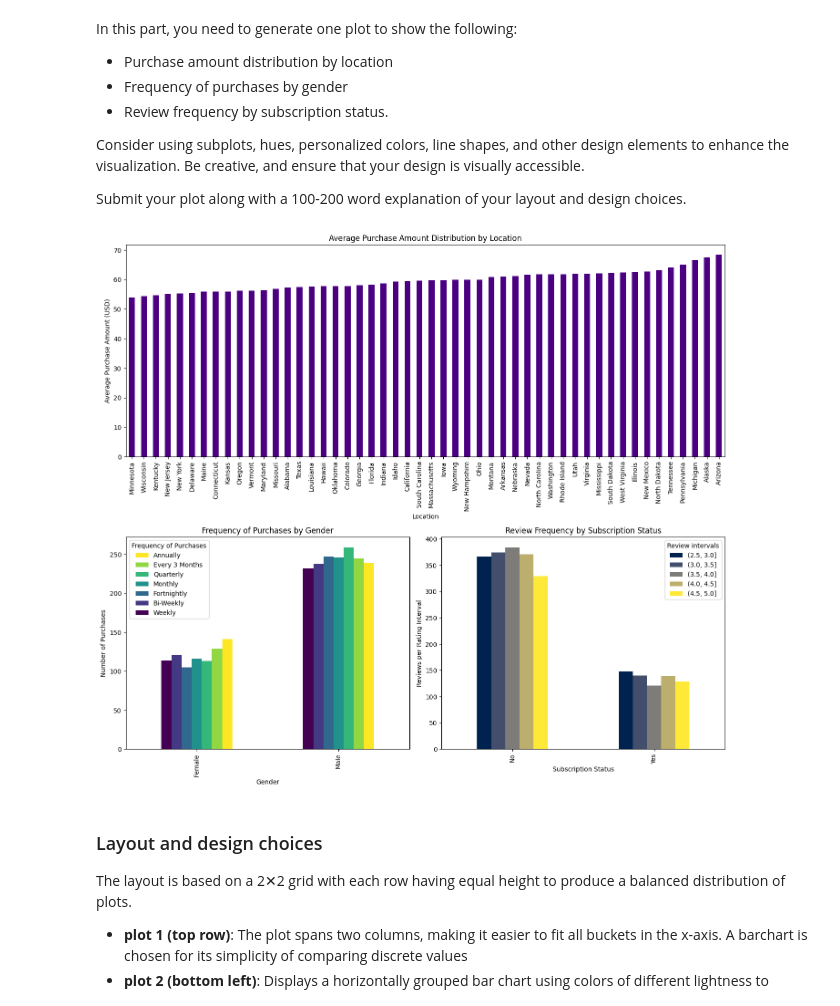
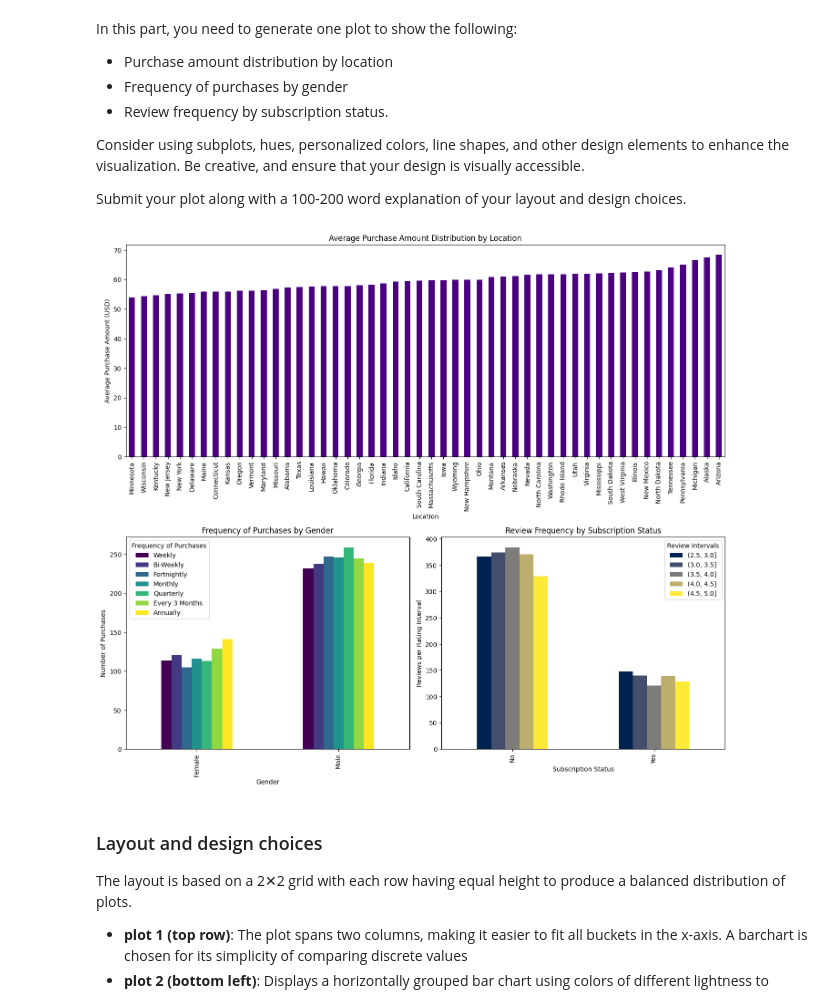
Before and after one commit to ss73/Programming-in-Python-Standard-and-External-Library-Packages-5KK048-53603, a Jupyter notebook: lab-4_1-pandas-and-pyplot.ipynb, the cells around one changed output. Drawn from its saved outputs; the diff is of its cells as text; code cells hidden in the pictures.

```diff
--- a/lab-4_1-pandas-and-pyplot.ipynb
+++ b/lab-4_1-pandas-and-pyplot.ipynb
@@ -20,8 +20,8 @@ How to navigate the lab:
     - Drop duplicates but keep the last.
 # %%
 import pandas as pd
-#df = pd.read_csv('https://raw.githubusercontent.com/DaliaO15/python-course-imgs/refs/heads/main/shopping_behaviour_new(1).csv')
-df = pd.read_csv('/kaggle/input/shopping-behaviour-modified-for-lab/shopping_behaviour_new(1).csv')
+df = pd.read_csv('https://raw.githubusercontent.com/DaliaO15/python-course-imgs/refs/heads/main/shopping_behaviour_new(1).csv')
+#df = pd.read_csv('/kaggle/input/shopping-behaviour-modified-for-lab/shopping_behaviour_new(1).csv')
 df.head(3)
 # %% [output]
 |  | Customer ID | Age | Gender | Item Purchased | Category | Purchase Amount (USD) | Location | Size | ... |
@@ -274,36 +275,36 @@ ax1.set_xlabel('Location')
 ax1.set_ylabel('Average Purchase Amount (USD)')
 ax1.tick_params(axis='x', rotation=90)
 
 # Frequency of purchases by gender (left column)
 ax2 = fig.add_subplot(gs[1, 0])
 order = ['Annually', 'Every 3 Months', 'Quarterly', 'Monthly', 'Fortnightly', 'Bi-Weekly', 'Weekly'][::-1]
 #order = ['Annually', 'Quarterly', 'Monthly', 'Fortnightly', 'Bi-Weekly', 'Weekly']
 #df['Frequency of Purchases'] = pd.Categorical(df['Frequency of Purchases'], categories=order, ordered=True)
 #df.groupby(['Gender', 'Frequency of Purchases'], observed=False).size().unstack().reindex(columns=order).plot(kind='bar', stacked=False, ax=ax2, colormap='viridis')
 df.groupby(['Gender', 'Frequency of Purchases'], observed=False).size().unstack().reindex(columns=order).plot(kind='bar', stacked=False, ax=ax2, colormap='viridis')
-handles, labels = ax2.get_legend_handles_labels()
-ax2.legend(handles[::-1], labels[::-1], title='Frequency of Purchases')
+#handles, labels = ax2.get_legend_handles_labels()
+#ax2.legend(handles[::-1], labels[::-1], title='Frequency of Purchases')
 ax2.set_title('Frequency of Purchases by Gender')
 ax2.set_xlabel('Gender')
 ax2.set_ylabel('Number of Purchases')
 
 # Review frequency by subscription status (right column)
 ax3 = fig.add_subplot(gs[1, 1])
 #df2[df2['Review Rating'].notnull()].groupby('Subscription Status').size().plot(kind='pie', autopct='%1.1f%%', ax=ax3, colors=['#ff9977', '#77ff77'])
 bins = [2.5, 3, 3.5, 4, 4.5, 5]
 df['Review intervals'] = pd.cut(df['Review Rating'], bins)
 df.groupby(['Subscription Status', 'Review intervals'], observed=False).size().unstack().plot(kind='bar', ax=ax3, colormap='cividis')
 ax3.set_title('Review Frequency by Subscription Status')
 ax3.set_ylabel('Reviews per Rating Interval')
 
 # Increase padding between charts
 plt.subplots_adjust(hspace=0.4)
 
 plt.tight_layout()
 plt.savefig('plot.png', bbox_inches='tight')
 plt.show()
 # %% [output]
-[figure, old version]
+[figure, new version]
 # %% [markdown]
 ### Layout and design choices
 The layout is based on a 2✕2 grid with each row having equal height to produce a balanced distribution of plots.
```
Also changed, not shown: parts of 1 cell of this notebook.
